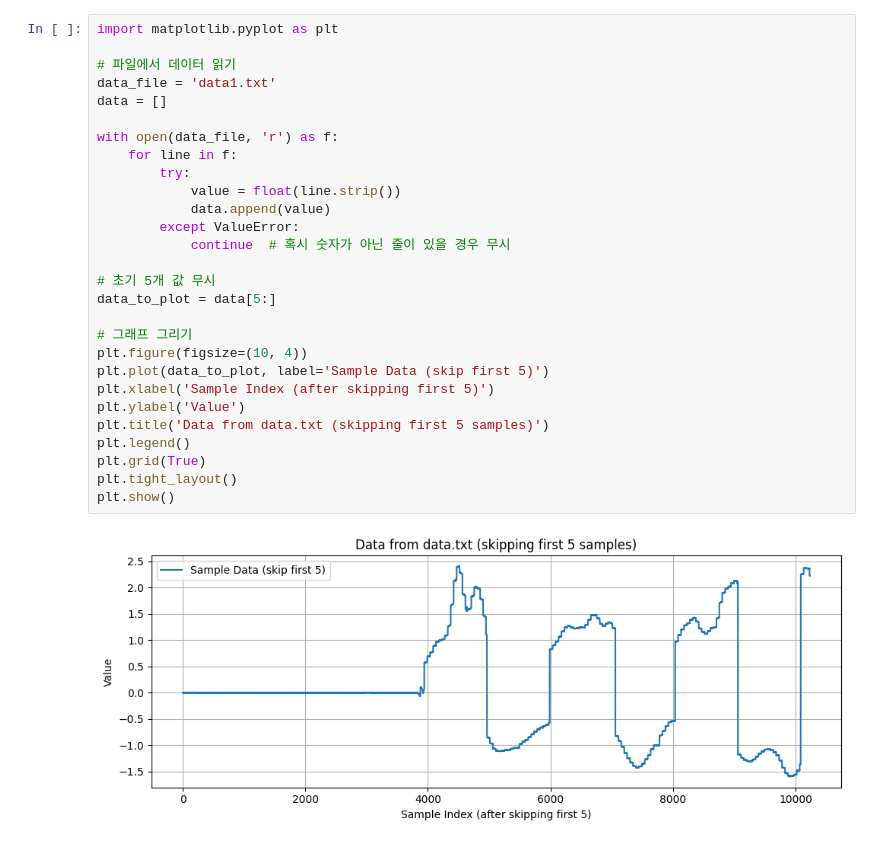
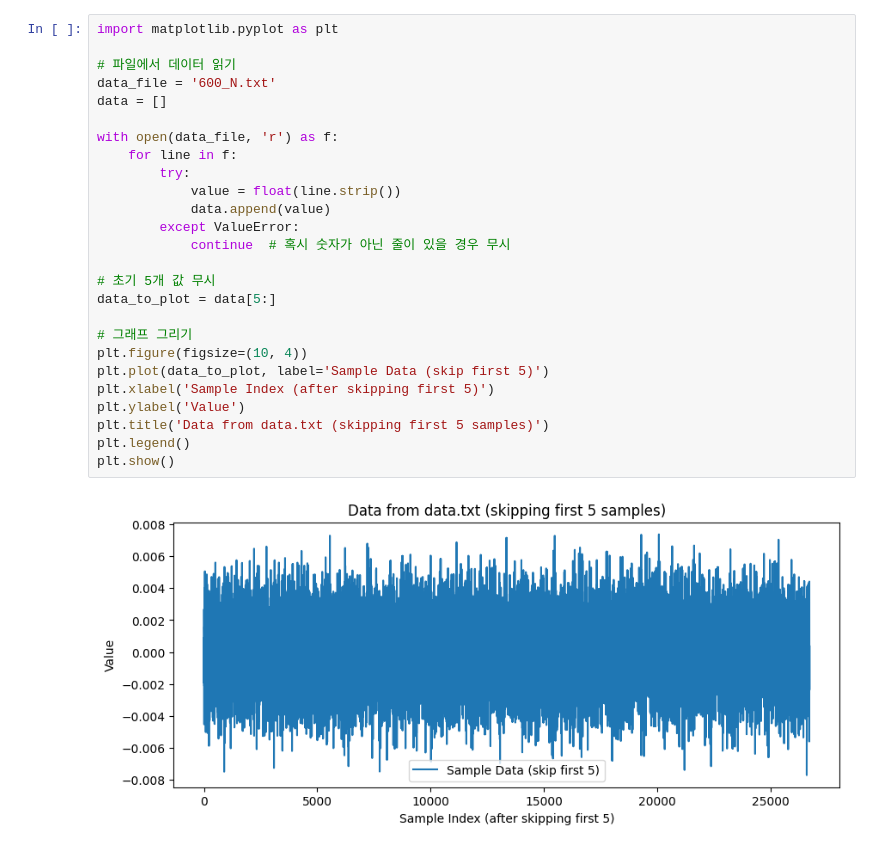
Before and after one commit to Kseorang1218/TmpRep, a Jupyter notebook: pic.ipynb, the cells around one changed output. Saved outputs shown, nothing was run; the diff lists cells and outputs as text.

```diff
--- a/pic.ipynb
+++ b/pic.ipynb
@@ -31,30 +29,28 @@ plt.show()
-# %%
-import matplotlib.pyplot as plt
-
-# 파일에서 데이터 읽기
-data_file = 'data1.txt'
-data = []
-
-with open(data_file, 'r') as f:
-    for line in f:
-        try:
-            value = float(line.strip())
-            data.append(value)
-        except ValueError:
-            continue  # 혹시 숫자가 아닌 줄이 있을 경우 무시
-
-# 초기 5개 값 무시
-data_to_plot = data[5:]
-
-# 그래프 그리기
-plt.figure(figsize=(10, 4))
-plt.plot(data_to_plot, label='Sample Data (skip first 5)')
-plt.xlabel('Sample Index (after skipping first 5)')
-plt.ylabel('Value')
-plt.title('Data from data.txt (skipping first 5 samples)')
-plt.legend()
-plt.grid(True)
-plt.tight_layout()
-plt.show()
-# %% [output]
-[figure, removed]
+# %%
+import matplotlib.pyplot as plt
+
+# 파일에서 데이터 읽기
+data_file = '600_N.txt'
+data = []
+
+with open(data_file, 'r') as f:
+    for line in f:
+        try:
+            value = float(line.strip())
+            data.append(value)
+        except ValueError:
+            continue  # 혹시 숫자가 아닌 줄이 있을 경우 무시
+
+# 초기 5개 값 무시
+data_to_plot = data[5:]
+
+# 그래프 그리기
+plt.figure(figsize=(10, 4))
+plt.plot(data_to_plot, label='Sample Data (skip first 5)')
+plt.xlabel('Sample Index (after skipping first 5)')
+plt.ylabel('Value')
+plt.title('Data from data.txt (skipping first 5 samples)')
+plt.legend()
+plt.show()
+# %% [output]
+[figure, added]
```
Also changed, not shown: parts of 8 cells of this notebook, 14 other files.
